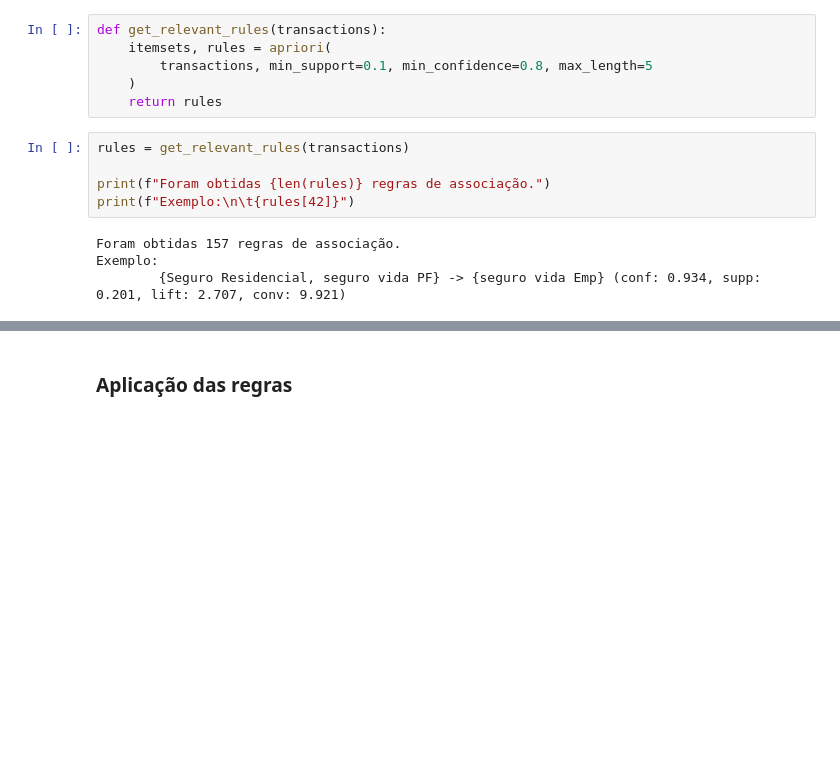
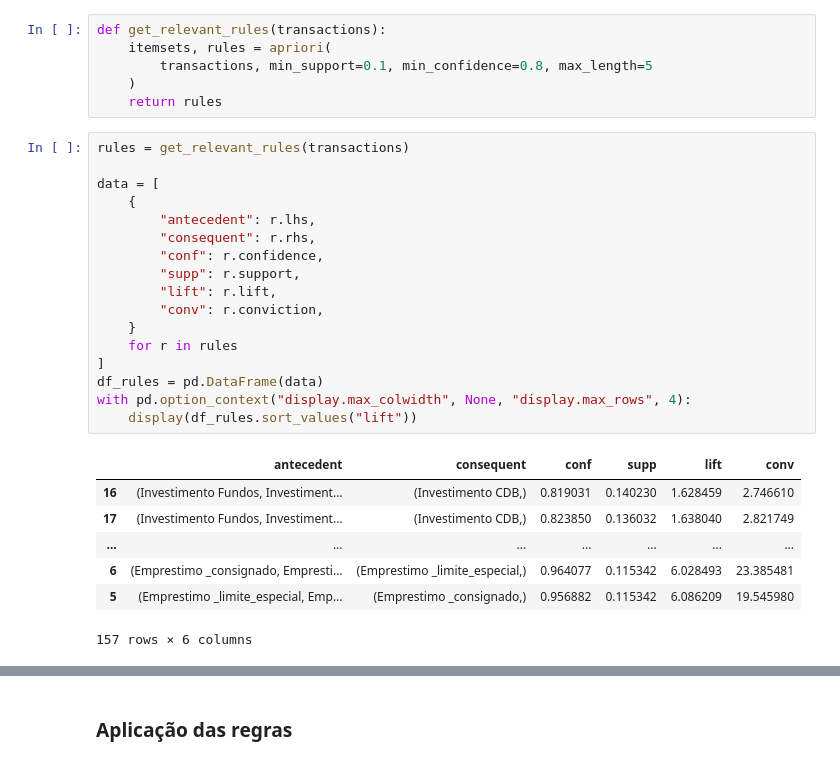
Before and after one commit to he7d3r/maratona-behind-the-code-2021, a Jupyter notebook: 3-gft/solução/notebook.ipynb, the cells around one changed output, grey strips where cells are left out. Saved outputs shown, nothing was run; the diff lists cells and outputs as text; blank space fills up the shorter version.

```diff
--- a/3-gft/solução/notebook.ipynb
+++ b/3-gft/solução/notebook.ipynb
@@ -237,12 +239,28 @@ def get_relevant_rules(transactions):
         transactions, min_support=0.1, min_confidence=0.8, max_length=5
     )
     return rules
-# %%
-rules = get_relevant_rules(transactions)
-
-print(f"Foram obtidas {len(rules)} regras de associação.")
-print(f"Exemplo:\n\t{rules[42]}")
-# %% [output]
-Foram obtidas 157 regras de associação.
-Exemplo:
-        {Seguro Residencial, seguro vida PF} -> {seguro vida Emp} (conf: 0.934, supp: 0.201, lift: 2.707, conv: 9.921)
+# %%
+rules = get_relevant_rules(transactions)
+
+data = [
+    {
+        "antecedent": r.lhs,
+        "consequent": r.rhs,
+        "conf": r.confidence,
+        "supp": r.support,
+        "lift": r.lift,
+        "conv": r.conviction,
+    }
+    for r in rules
+]
+df_rules = pd.DataFrame(data)
+with pd.option_context("display.max_colwidth", None, "display.max_rows", 4):
+    display(df_rules.sort_values("lift"))
+# %% [output]
+|  | antecedent | consequent | conf | supp | lift | conv |
+| 16 | (Investimento Fundos, Investiment... | (Investimento CDB,) | 0.819031 | 0.140230 | 1.628459 | 2.746610 |
+| 17 | (Investimento Fundos, Investiment... | (Investimento CDB,) | 0.823850 | 0.136032 | 1.638040 | 2.821749 |
+| ... | ... | ... | ... | ... | ... | ... |
+| 6 | (Emprestimo _consignado, Empresti... | (Emprestimo _limite_especial,) | 0.964077 | 0.115342 | 6.028493 | 23.385481 |
+| 5 | (Emprestimo _limite_especial, Emp... | (Emprestimo _consignado,) | 0.956882 | 0.115342 | 6.086209 | 19.545980 |
+157 rows × 6 columns
```
Also changed, not shown: parts of 3 cells of this notebook.
